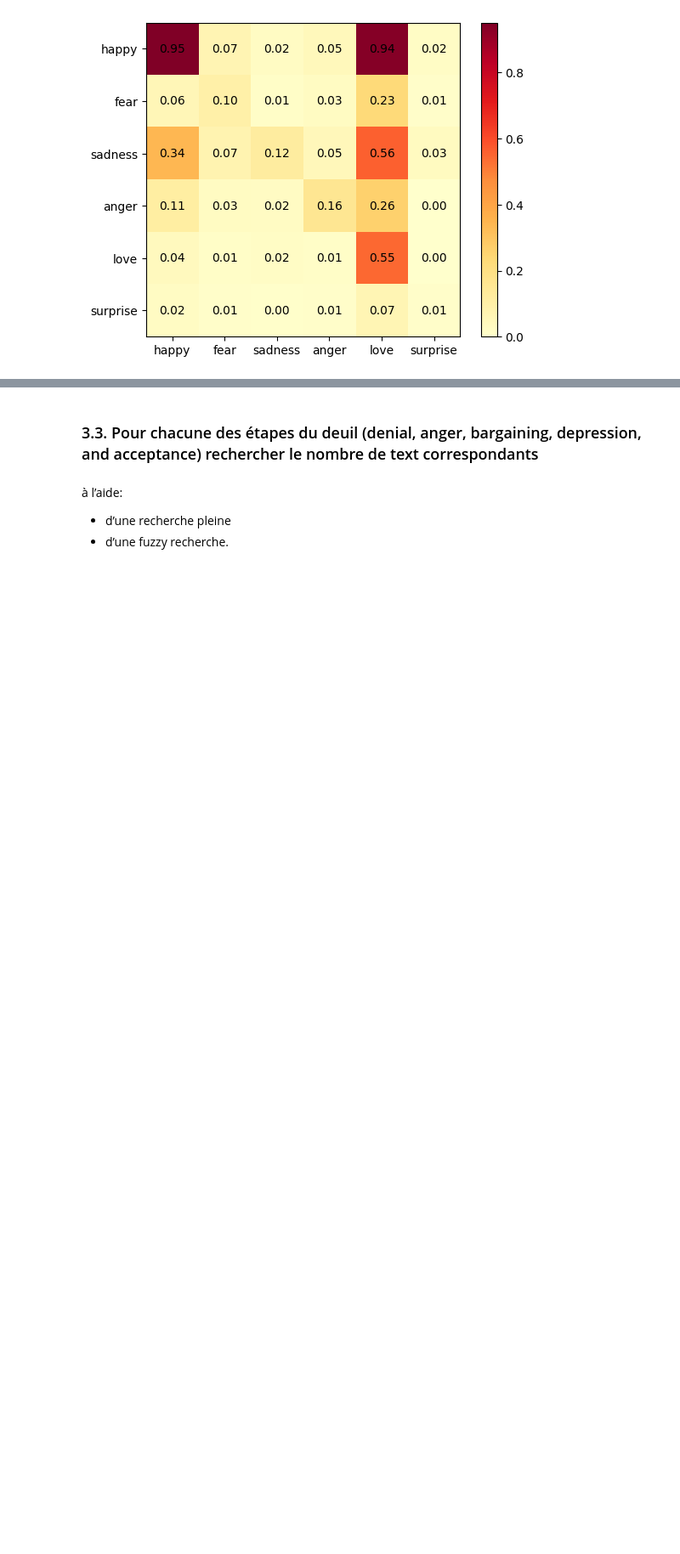
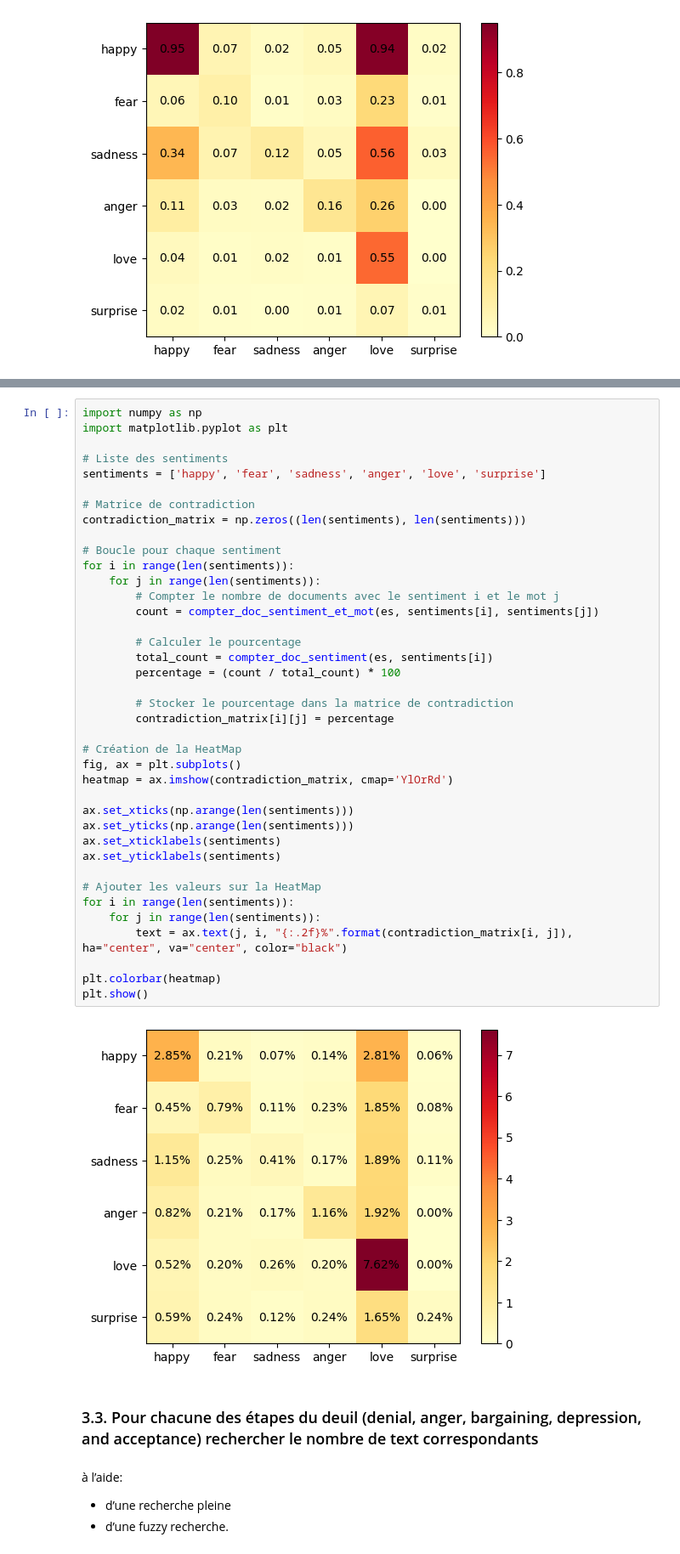
Before and after one commit to MyriamLbhn/NLP_Project, a Jupyter notebook: partie_2_elasticsearch.ipynb, the cells around one changed output, grey strips where cells are left out. Shown: that part at 85% size. Cells and saved outputs as stored; diff of their text form; blank space fills up the shorter version.

```diff
--- a/partie_2_elasticsearch.ipynb
+++ b/partie_2_elasticsearch.ipynb
@@ -393,3 +420,44 @@ plt.show()
+# %%
+import numpy as np
+import matplotlib.pyplot as plt
+
+# Liste des sentiments
+sentiments = ['happy', 'fear', 'sadness', 'anger', 'love', 'surprise']
+
+# Matrice de contradiction
+contradiction_matrix = np.zeros((len(sentiments), len(sentiments)))
+
+# Boucle pour chaque sentiment
+for i in range(len(sentiments)):
+    for j in range(len(sentiments)):
+        # Compter le nombre de documents avec le sentiment i et le mot j
+        count = compter_doc_sentiment_et_mot(es, sentiments[i], sentiments[j])
+
+        # Calculer le pourcentage
+        total_count = compter_doc_sentiment(es, sentiments[i])
+        percentage = (count / total_count) * 100
+
+        # Stocker le pourcentage dans la matrice de contradiction
+        contradiction_matrix[i][j] = percentage
+
+# Création de la HeatMap
+fig, ax = plt.subplots()
+heatmap = ax.imshow(contradiction_matrix, cmap='YlOrRd')
+
+ax.set_xticks(np.arange(len(sentiments)))
+ax.set_yticks(np.arange(len(sentiments)))
+ax.set_xticklabels(sentiments)
+ax.set_yticklabels(sentiments)
+
+# Ajouter les valeurs sur la HeatMap
+for i in range(len(sentiments)):
+    for j in range(len(sentiments)):
+        text = ax.text(j, i, "{:.2f}%".format(contradiction_matrix[i, j]), ha="center", va="center", color="black")
+
+plt.colorbar(heatmap)
+plt.show()
+# %% [output]
+[figure, added]
 # %% [markdown]
 ### 3.3. Pour chacune des étapes du deuil (denial, anger, bargaining, depression, and acceptance) rechercher le nombre de text correspondants
 # %% [markdown]
```
Also changed, not shown: parts of 9 cells of this notebook.
